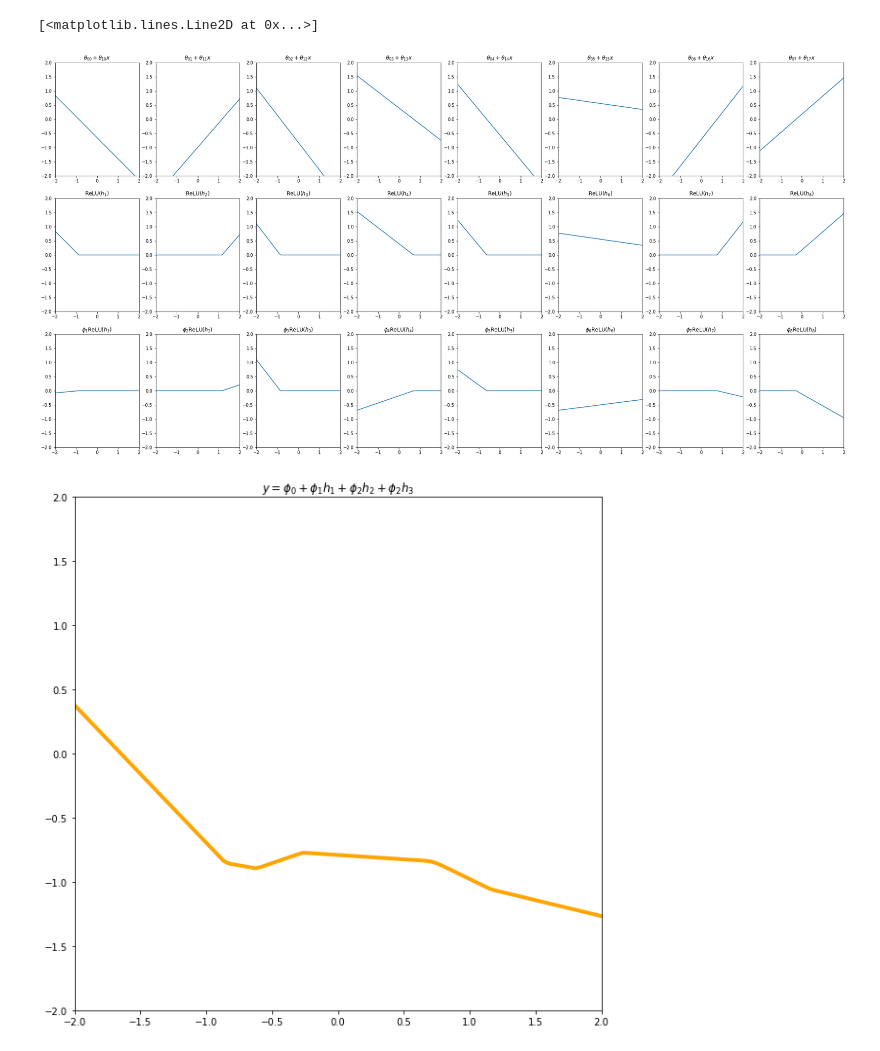
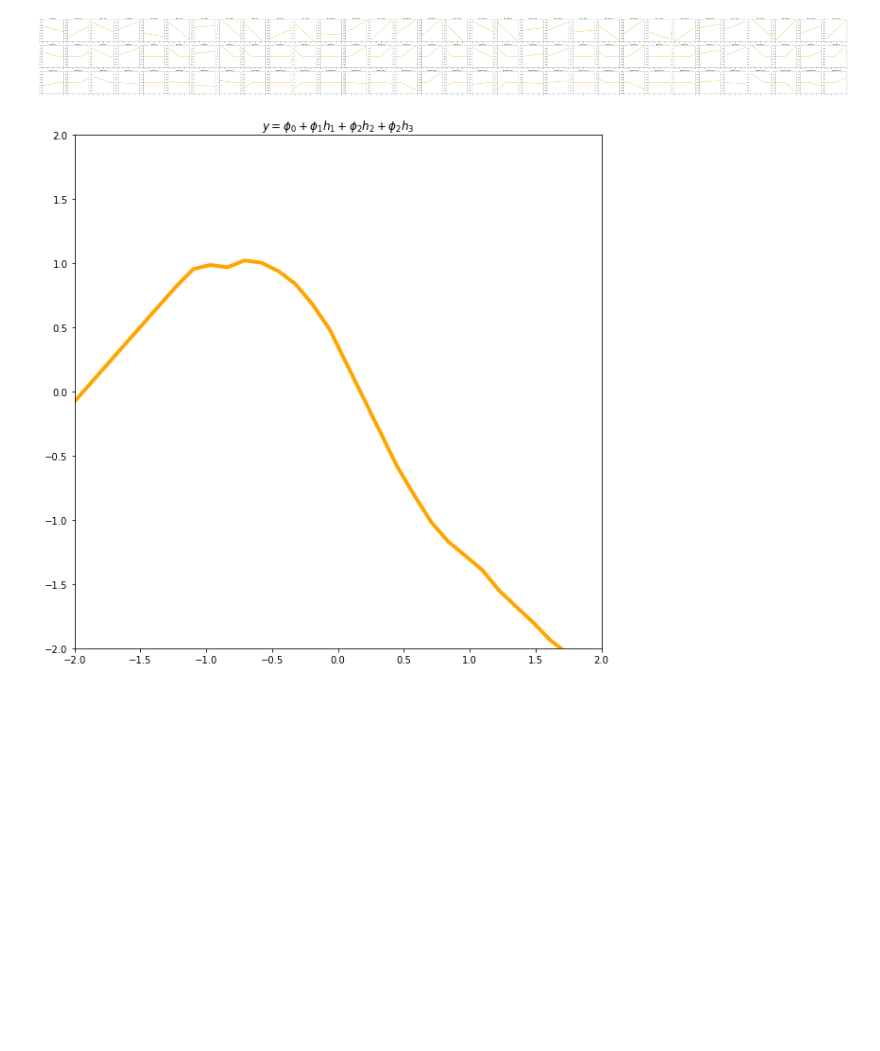
Before and after one commit to darkeclipz/nn, a Jupyter notebook: shallow-neural-nets/3by3.ipynb, the cells around one changed output. Drawn from its saved outputs; the diff is of its cells as text; code cells hidden in the pictures; blank space fills up the shorter version.

```diff
--- a/shallow-neural-nets/3by3.ipynb
+++ b/shallow-neural-nets/3by3.ipynb
@@ -1,45 +1,45 @@
 # %%
 import numpy as np
 from matplotlib import pyplot as plt
+# %%
+variables = 32
+phi = np.random.random(variables) * 2 - 1
+theta0 = np.random.random(variables) * 2 - 1
+theta1 = np.random.random(variables) * 2 - 1
 # %%
-variables = 8
-phi0 = 0
-phi = np.random.random(variables) * 2 - 1
-theta0 = np.random.random(variables) * 2 - 1
-theta1 = np.random.random(variables) * 2 - 1
+phi0 = 1
 relu = lambda x: x if x > 0.0 else 0.0
 vrelu = np.vectorize(relu)
 size = 2
-samples = 100
+samples = 32
 
-fig, axs = plt.subplots(3, variables, figsize=(4 * variables, 16))
+fig, axs = plt.subplots(3, variables, figsize=(4 * variables, 12))
 for i in range(variables):
     X = np.linspace(-size, size, samples)
     Y = X * theta1[i] + theta0[i]
-    axs[0, i].plot(X, Y)
+    axs[0, i].plot(X, Y, lw=2, c="orange")
     axs[0, i].set_title(rf"$\theta_{{0{i}}} + \theta_{{1{i}}} x$")
     axs[0, i].set_xlim([-size, size])
     axs[0, i].set_ylim([-size, size])
     Y = vrelu(Y)
-    axs[1, i].plot(X, Y)
+    axs[1, i].plot(X, Y, lw=2, c="orange")
     axs[1, i].set_title(rf"ReLU$(h_{i+1})$")
     axs[1, i].set_xlim([-size, size])
     axs[1, i].set_ylim([-size, size])
     Y = phi[i] * Y
-    axs[2, i].plot(X, Y)
+    axs[2, i].plot(X, Y, lw=2, c="orange")
     axs[2, i].set_title(rf"$\phi_{i+1}$ReLU$(h_{i+1})$")
     axs[2, i].set_xlim([-size, size])
     axs[2, i].set_ylim([-size, size])
 
 
-f = np.vectorize(lambda x: (phi * vrelu(x * theta1 + theta0)).sum() + phi0)
+f = np.vectorize(lambda x: np.dot(phi, vrelu(x * theta1 + theta0)) + phi0)
 Y = f(X)
 plt.figure(figsize=(10, 10))
 plt.xlim(-size, size)
 plt.ylim(-size, size)
 plt.title(rf"$y = \phi_0 + \phi_1 h_1 + \phi_2 h_2 + \phi_2 h_3$")
-plt.plot(X, Y, lw=4, c='orange')
+plt.plot(X, Y, lw=4, c='orange');
 # %% [output]
-[<matplotlib.lines.Line2D at 0x...>]
-[figure, old version]
+[figure, new version]
-[figure, old version]
+[figure, new version]
```
